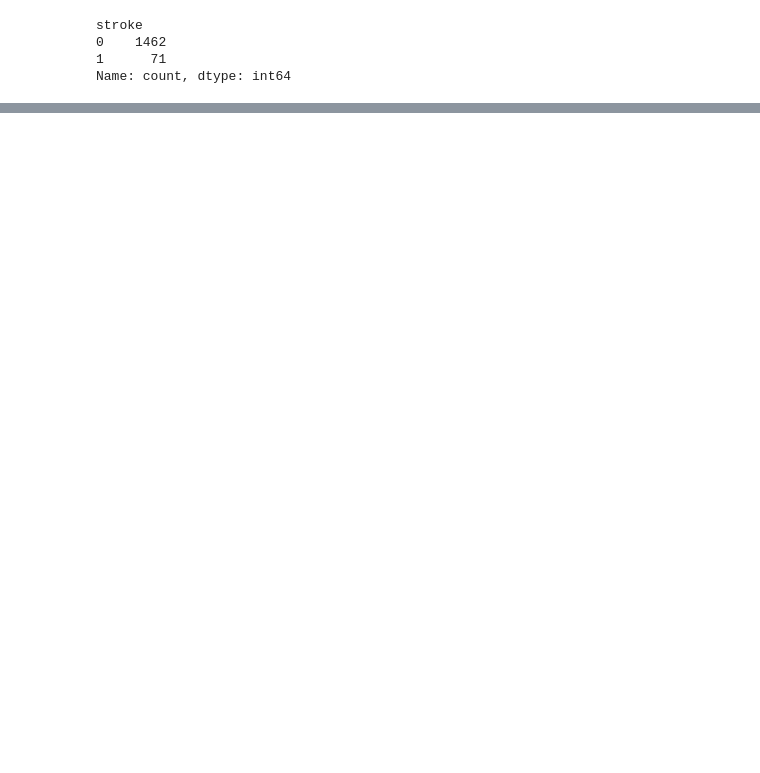
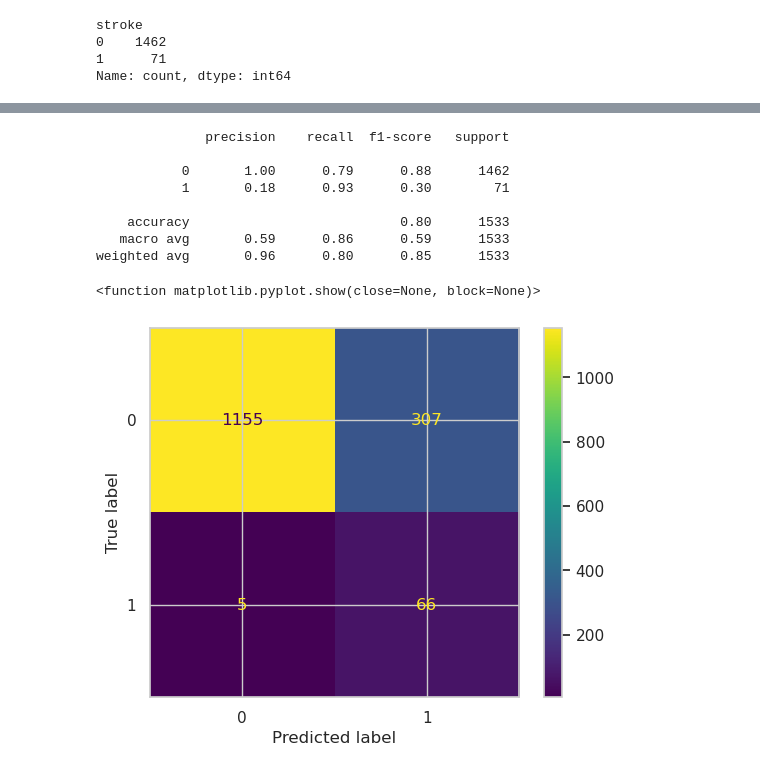
Before and after one commit to GoncaloSenra/DAA-Modelos-de-Machine-Learning, a Jupyter notebook: stroki.ipynb, the cells around one changed output, grey strips where cells are left out. Cells and saved outputs as stored; diff of their text form; code cells hidden in the pictures; blank space fills up the shorter version.

```diff
--- a/stroki.ipynb
+++ b/stroki.ipynb
@@ -874,3 +874,7 @@ stroke
 0    1462
 1      71
 Name: count, dtype: int64
+# %%
+param_grid={'C':[0.1,1,10,100,1000],'gamma':[1,0.1,0.01,0.001,0.0001],'kernel':['rbf']}
+
+grid = GridSearchCV(SVC(random_state=1000),param_grid,refit=True,verbose=3)
@@ -876,0 +907,2 @@ Name: count, dtype: int64
+# %%
+grid.fit(x_train_OS,y_train_OS)
@@ -876,0 +929,17 @@ Name: count, dtype: int64
+# %%
+predictions = grid.predict(x_test)
+
+print(classification_report(y_test,predictions))
+ConfusionMatrixDisplay.from_predictions(y_test, predictions)
+plt.show
+# %% [output]
+              precision    recall  f1-score   support
+
+           0       1.00      0.79      0.88      1462
+           1       0.18      0.93      0.30        71
+
+    accuracy                           0.80      1533
+   macro avg       0.59      0.86      0.59      1533
+weighted avg       0.96      0.80      0.85      1533
+<function matplotlib.pyplot.show(close=None, block=None)>
+[figure, added]
```
Also changed, not shown: parts of 8 cells of this notebook.
